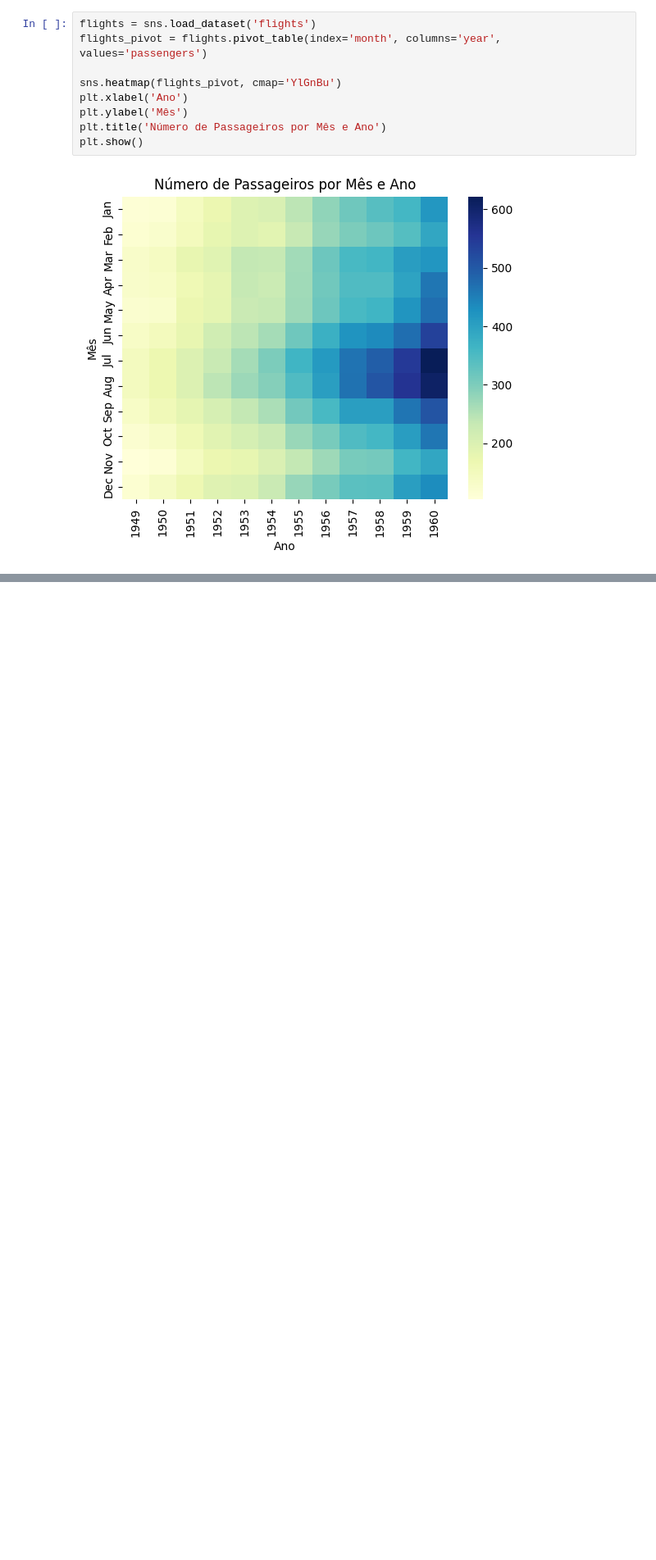
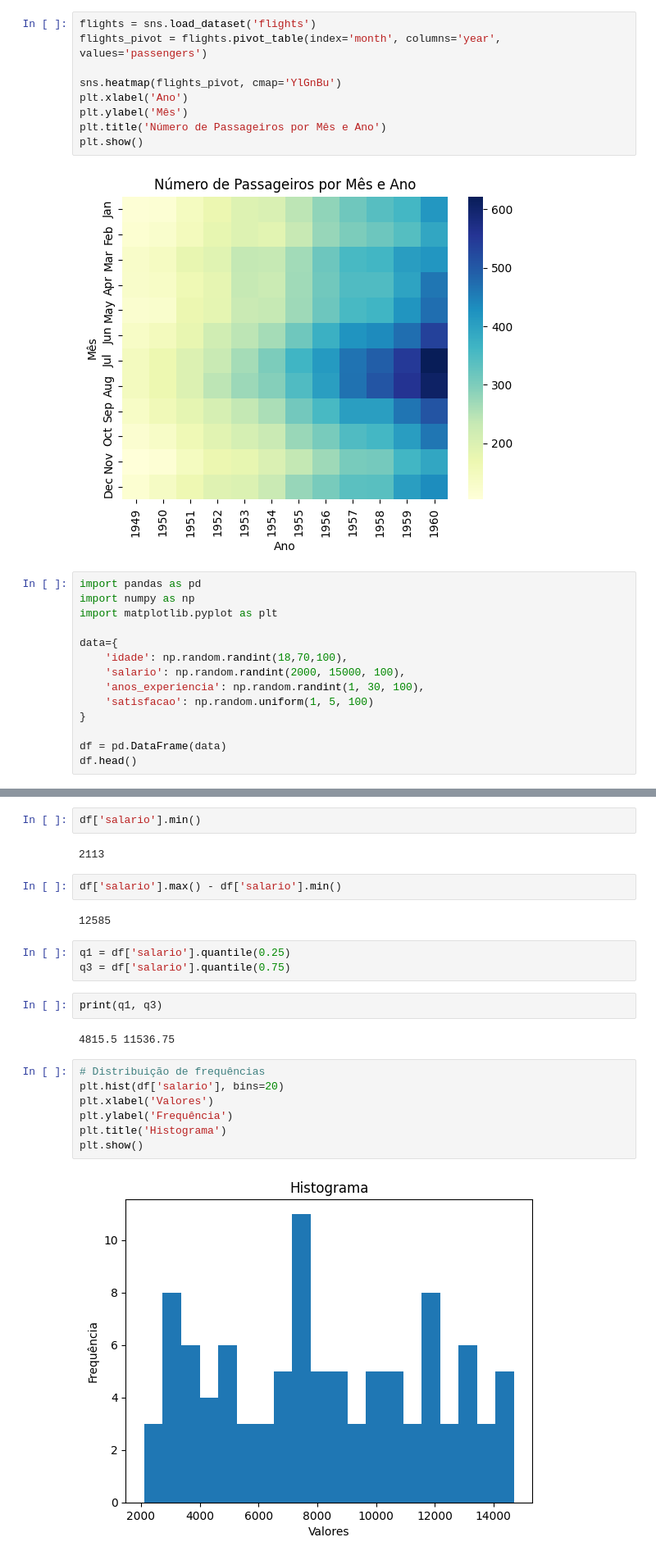
Before and after one commit to BrunoMeloSlv/AulaPython, a Jupyter notebook: aula1.ipynb, the cells around one changed output, grey strips where cells are left out. Shown at 82% size. Drawn from its saved outputs; the diff is of its cells as text; blank space fills up the shorter version.

```diff
--- a/aula1.ipynb
+++ b/aula1.ipynb
@@ -1199,3 +1199,17 @@ plt.title('Número de Passageiros por Mês e Ano')
 plt.show()
 # %% [output]
 [figure]
+# %%
+import pandas as pd
+import numpy as np
+import matplotlib.pyplot as plt
+
+data={
+    'idade': np.random.randint(18,70,100),
+    'salario': np.random.randint(2000, 15000, 100),
+    'anos_experiencia': np.random.randint(1, 30, 100),
+    'satisfacao': np.random.uniform(1, 5, 100)
+}
+
+df = pd.DataFrame(data)
+df.head()
@@ -1201,0 +1247,24 @@ plt.show()
+# %%
+df['salario'].min()
+# %% [output]
+2113
+# %%
+df['salario'].max() - df['salario'].min()
+# %% [output]
+12585
+# %%
+q1 = df['salario'].quantile(0.25)
+q3 = df['salario'].quantile(0.75)
+# %%
+print(q1, q3)
+# %% [output]
+4815.5 11536.75
+# %%
+# Distribuição de frequências
+plt.hist(df['salario'], bins=20)
+plt.xlabel('Valores')
+plt.ylabel('Frequência')
+plt.title('Histograma')
+plt.show()
+# %% [output]
+[figure, added]
```
Also changed, not shown: parts of 19 cells of this notebook.
